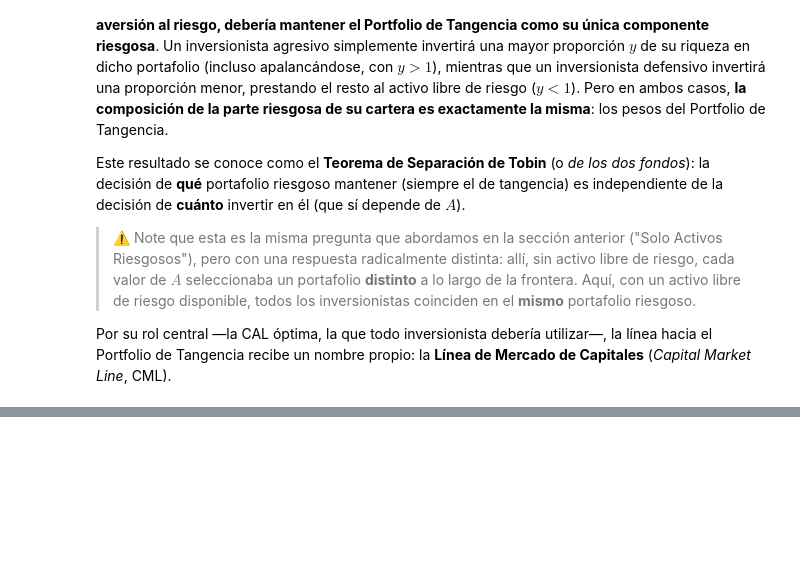
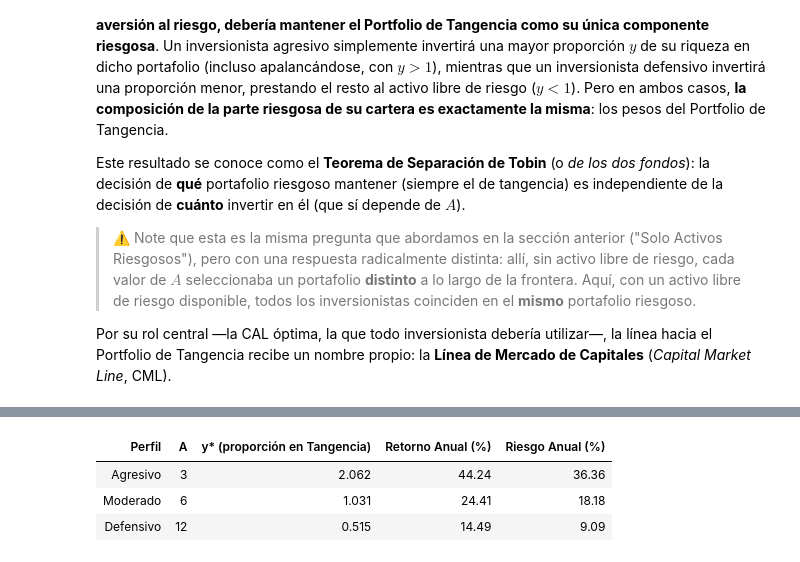
Before and after one commit to fdiaz1968/Finance-MBA, a Jupyter notebook: Drafts/2_Portfolio.ipynb, the cells around one changed output, grey strips where cells are left out. Saved outputs shown, nothing was run; the diff lists cells and outputs as text; code cells hidden in the pictures; blank space fills up the shorter version.

```diff
--- a/Drafts/2_Portfolio.ipynb
+++ b/Drafts/2_Portfolio.ipynb
@@ -1425,0 +1458,33 @@ Por lo tanto, una vez que incorporamos el activo libre de riesgo, **la verdadera
+# %%
+# Asignación óptima y* para cada perfil de aversión al riesgo,
+# usando el Portfolio de Tangencia como único activo riesgoso
+perfiles_y <- tibble(Perfil = c("Agresivo", "Moderado", "Defensivo"), A = c(3, 6, 12))
+
+tang <- anchor_portfolios[anchor_portfolios$Linea == "Tangencia", ]
+
+optimal_y <- perfiles_y |>
+  mutate(
+    y = (tang$Return - rf) / (A * tang$Risk^2),
+    Return_C = rf + y * (tang$Return - rf),
+    Risk_C = y * tang$Risk
+  )
+optimal_y$Perfil <- factor(optimal_y$Perfil, levels = perfiles_y$Perfil)
+
+optimal_y <- optimal_y |> mutate(Etiqueta = sprintf("%s (y=%.2f)", Perfil, y))
+optimal_y$Etiqueta <- factor(optimal_y$Etiqueta, levels = unique(optimal_y$Etiqueta))
+
+suppressPackageStartupMessages(library(knitr))
+suppressPackageStartupMessages(library(IRdisplay))
+
+optimal_y |>
+  transmute(Perfil, A, `y* (proporción en Tangencia)` = round(y, 3),
+            `Retorno Anual (%)` = round(Return_C * 100, 2),
+            `Riesgo Anual (%)` = round(Risk_C * 100, 2)) |>
+  kable(format = "html", align = c("l", "c", "c", "r", "r")) |>
+  as.character() |>
+  display_html()
+# %% [output]
+| Perfil | A | y* (proporción en Tangencia) | Retorno Anual (%) | Riesgo Anual (%) |
+| Agresivo | 3 | 2.062 | 44.24 | 36.36 |
+| Moderado | 6 | 1.031 | 24.41 | 18.18 |
+| Defensivo | 12 | 0.515 | 14.49 | 9.09 |
```
Also changed, not shown: parts of 21 cells of this notebook.
